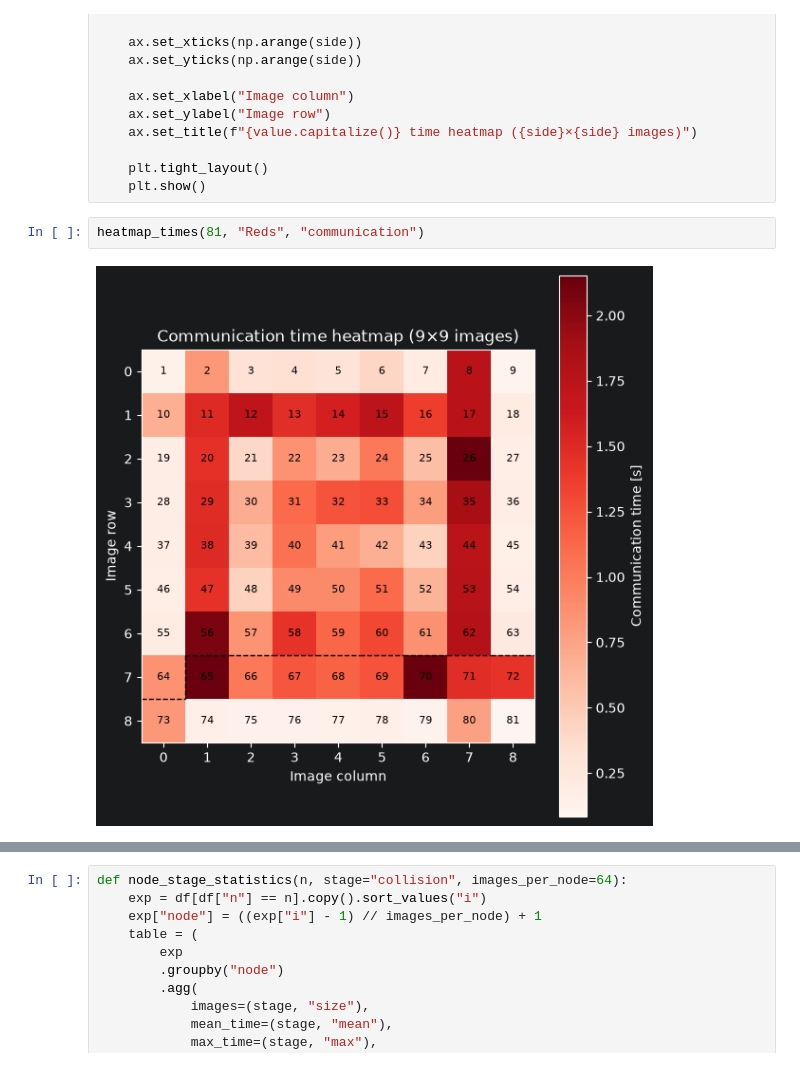
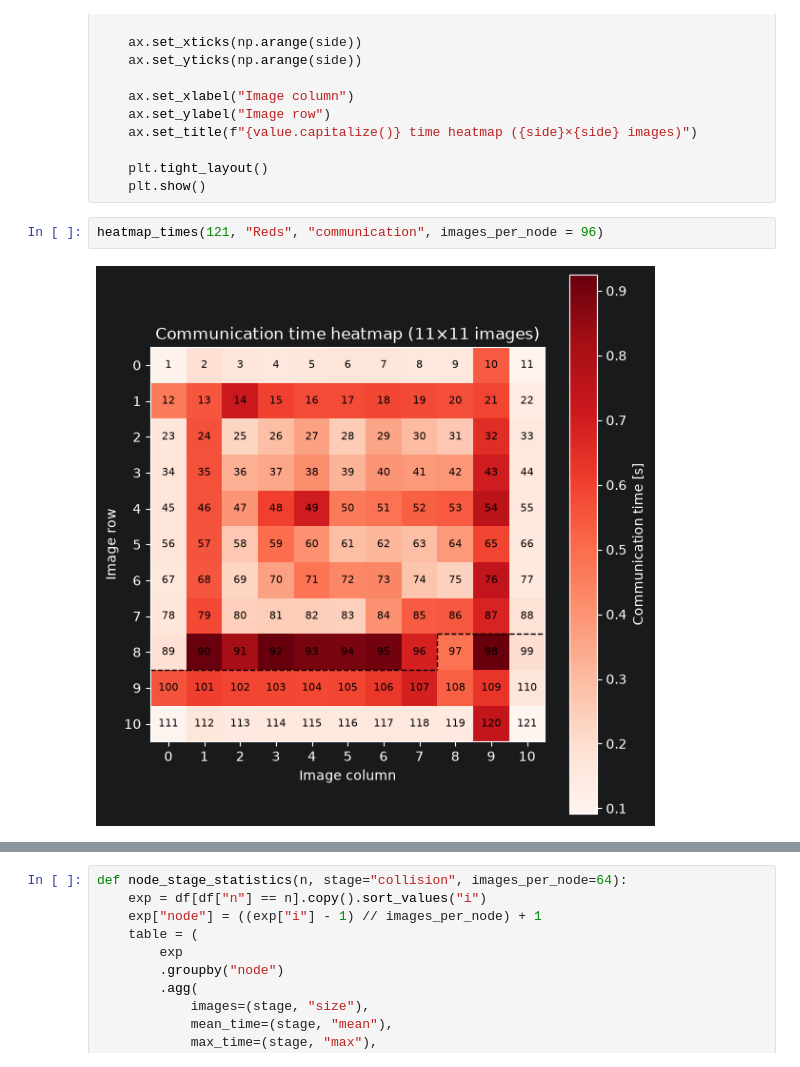
Before and after one commit to FranekM/Lattice-Boltzmann-D2Q9-Solver-in-Fortran, a Jupyter notebook: eval/evaluation.ipynb, the cells around one changed output, grey strips where cells are left out. Saved outputs shown, nothing was run; the diff lists cells and outputs as text.

```diff
--- a/eval/evaluation.ipynb
+++ b/eval/evaluation.ipynb
@@ -401,7 +390,7 @@ def heatmap_times(n, cmap, value, images_per_node = 64):
     plt.tight_layout()
     plt.show()
 # %%
-heatmap_times(81, "Reds", "communication")
+heatmap_times(121, "Reds", "communication", images_per_node = 96)
 # %% [output]
-[figure, old version]
+[figure, new version]
 # %%
```
Also changed, not shown: parts of 16 cells of this notebook, 1 other file.
